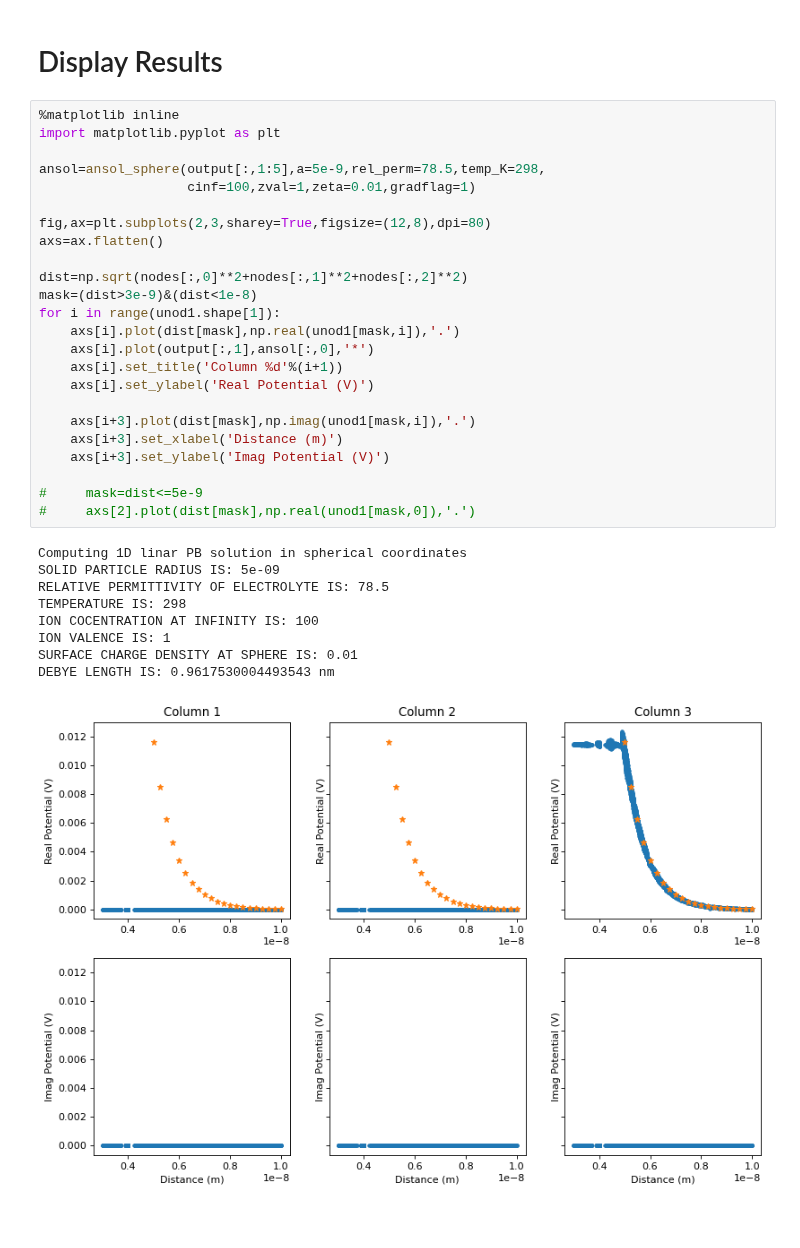
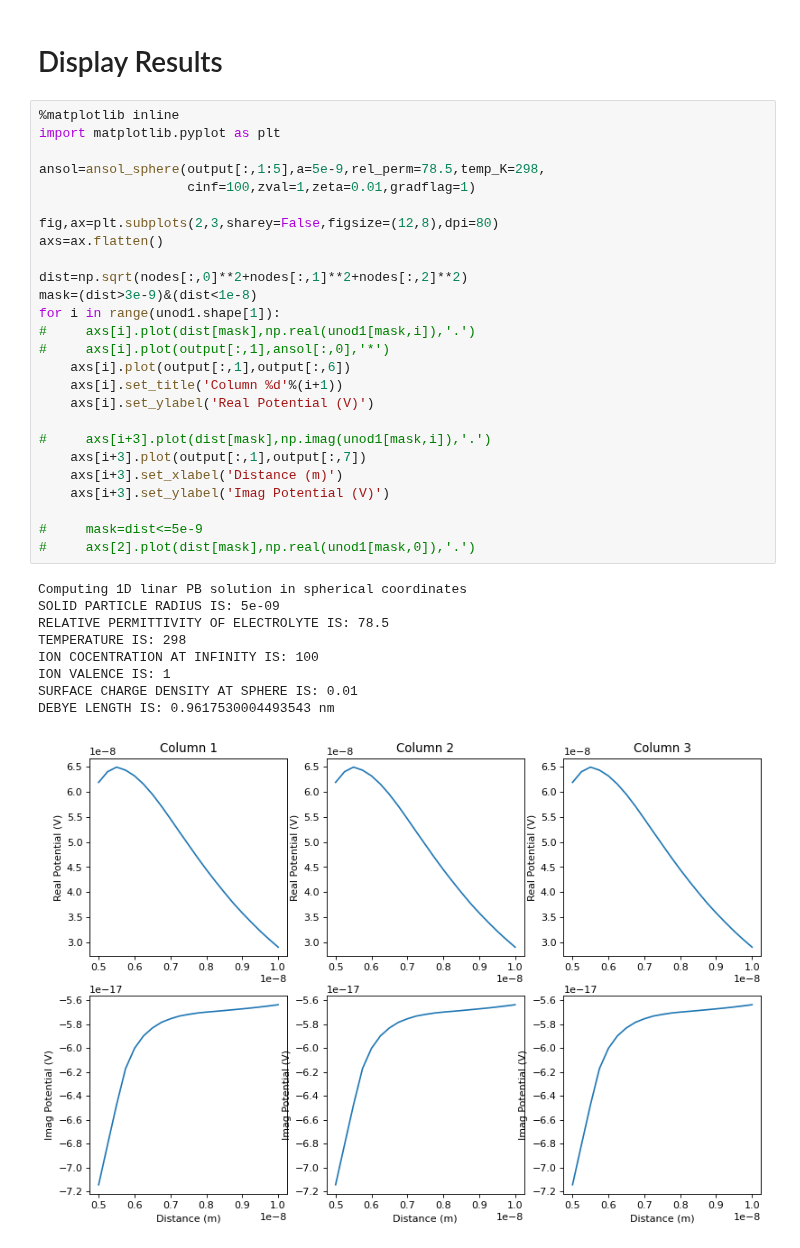
Before and after one commit to yuccadrew/sip, a Jupyter notebook: test_sphere_s61.ipynb, the cells around one changed output. Cells and saved outputs as stored; diff of their text form; blank space fills up the shorter version.

```diff
--- a/test_sphere_s61.ipynb
+++ b/test_sphere_s61.ipynb
@@ -1802,37 +1909,39 @@ plt.show()
 # %%
 %matplotlib inline
 import matplotlib.pyplot as plt
 
 ansol=ansol_sphere(output[:,1:5],a=5e-9,rel_perm=78.5,temp_K=298,
                    cinf=100,zval=1,zeta=0.01,gradflag=1)
 
-fig,ax=plt.subplots(2,3,sharey=True,figsize=(12,8),dpi=80)
+fig,ax=plt.subplots(2,3,sharey=False,figsize=(12,8),dpi=80)
 axs=ax.flatten()
 
 dist=np.sqrt(nodes[:,0]**2+nodes[:,1]**2+nodes[:,2]**2)
 mask=(dist>3e-9)&(dist<1e-8)
 for i in range(unod1.shape[1]):
-    axs[i].plot(dist[mask],np.real(unod1[mask,i]),'.')
-    axs[i].plot(output[:,1],ansol[:,0],'*')
+#     axs[i].plot(dist[mask],np.real(unod1[mask,i]),'.')
+#     axs[i].plot(output[:,1],ansol[:,0],'*')
+    axs[i].plot(output[:,1],output[:,6])
     axs[i].set_title('Column %d'%(i+1))
     axs[i].set_ylabel('Real Potential (V)')
 
-    axs[i+3].plot(dist[mask],np.imag(unod1[mask,i]),'.')
+#     axs[i+3].plot(dist[mask],np.imag(unod1[mask,i]),'.')
+    axs[i+3].plot(output[:,1],output[:,7])
     axs[i+3].set_xlabel('Distance (m)')
     axs[i+3].set_ylabel('Imag Potential (V)')
 
 #     mask=dist<=5e-9
 #     axs[2].plot(dist[mask],np.real(unod1[mask,0]),'.')
 # %% [output]
 Computing 1D linar PB solution in spherical coordinates
 SOLID PARTICLE RADIUS IS: 5e-09
 RELATIVE PERMITTIVITY OF ELECTROLYTE IS: 78.5
 TEMPERATURE IS: 298
 ION COCENTRATION AT INFINITY IS: 100
 ION VALENCE IS: 1
 SURFACE CHARGE DENSITY AT SPHERE IS: 0.01
 DEBYE LENGTH IS: 0.9617530004493543 nm
-[figure, old version]
+[figure, new version]
 # %%
 %matplotlib inline
 import matplotlib.pyplot as plt
```
Also changed, not shown: parts of 7 cells of this notebook.
